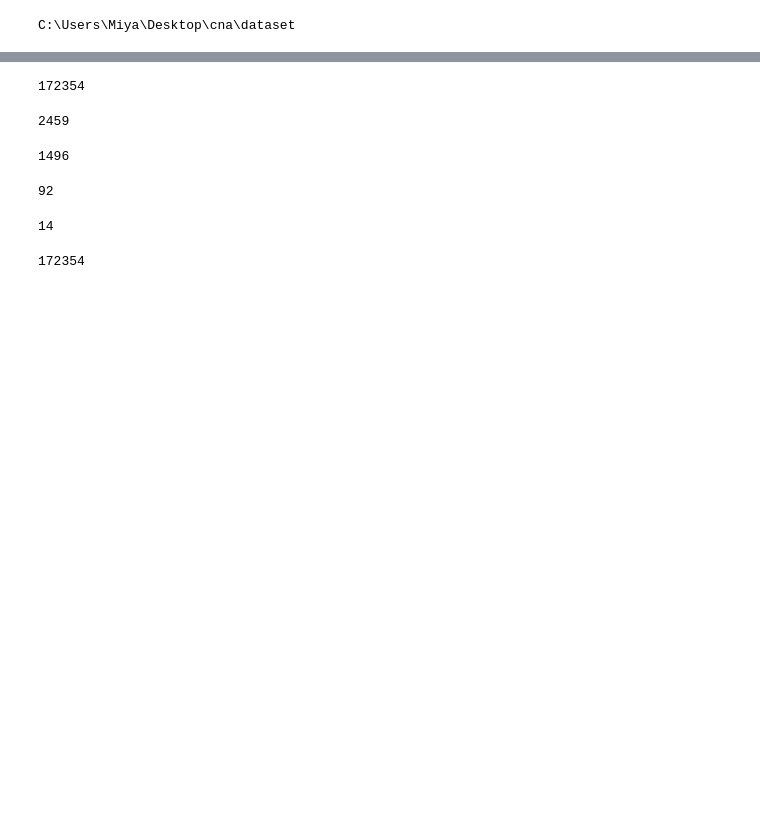
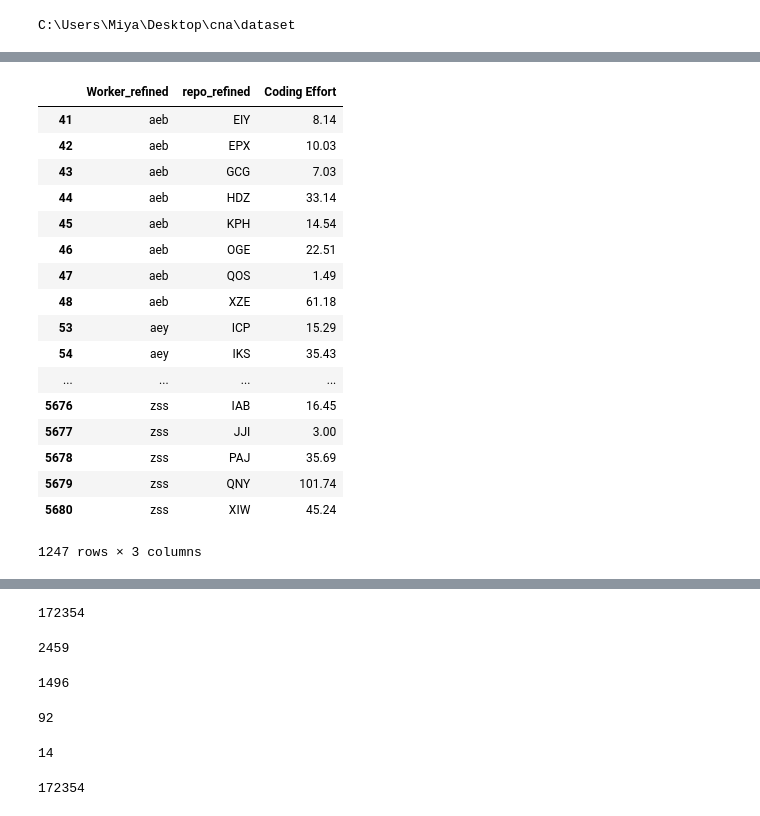
Before and after one commit to MiyainNYC/Graph-Thinking, a Jupyter notebook: dynamics.ipynb, the cells around one changed output, grey strips where cells are left out. Cells and saved outputs as stored; diff of their text form; code cells hidden in the pictures; blank space fills up the shorter version.

```diff
--- a/dynamics.ipynb
+++ b/dynamics.ipynb
@@ -40,0 +69,25 @@ data.sort_values(by = ['Month, Day, Year of Date','Worker_refined']).head()
+# %%
+df_collaborative = data.groupby(['Worker_refined','repo_refined']).sum().reset_index()
+df_collaborative = df_collaborative[df_collaborative['Worker_refined'].isin(df_scatter[(df_scatter['Number of Projects']>=5)
+                                                                    & (df_scatter['Number of Projects']<=10)].reset_index()['Worker_refined'])]
+# %%
+df_collaborative
+# %% [output]
+|  | Worker_refined | repo_refined | Coding Effort |
+| 41 | aeb | EIY | 8.14 |
+| 42 | aeb | EPX | 10.03 |
+| 43 | aeb | GCG | 7.03 |
+| 44 | aeb | HDZ | 33.14 |
+| 45 | aeb | KPH | 14.54 |
+| 46 | aeb | OGE | 22.51 |
+| 47 | aeb | QOS | 1.49 |
+| 48 | aeb | XZE | 61.18 |
+| 53 | aey | ICP | 15.29 |
+| 54 | aey | IKS | 35.43 |
+| ... | ... | ... | ... |
+| 5676 | zss | IAB | 16.45 |
+| 5677 | zss | JJI | 3.00 |
+| 5678 | zss | PAJ | 35.69 |
+| 5679 | zss | QNY | 101.74 |
+| 5680 | zss | XIW | 45.24 |
+1247 rows × 3 columns
```
Also changed, not shown: parts of 13 cells of this notebook.
